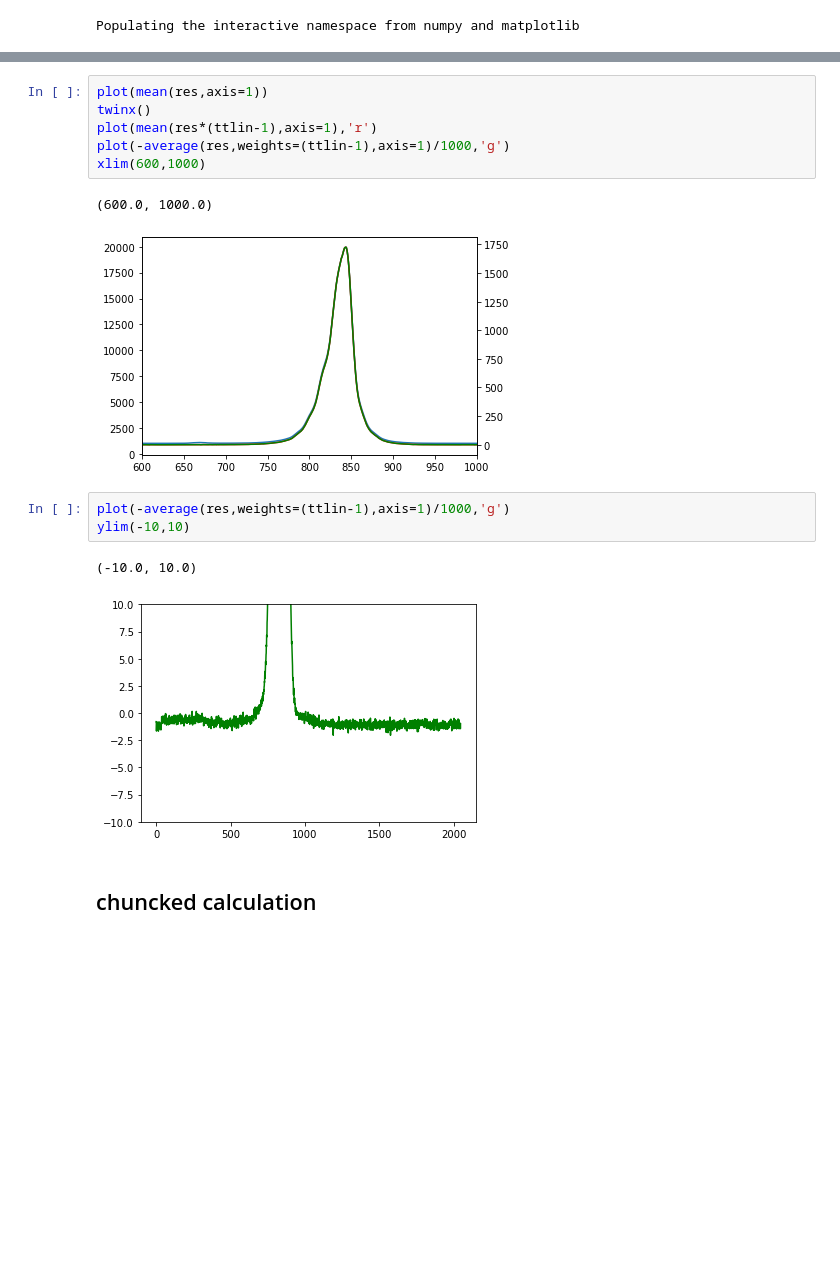
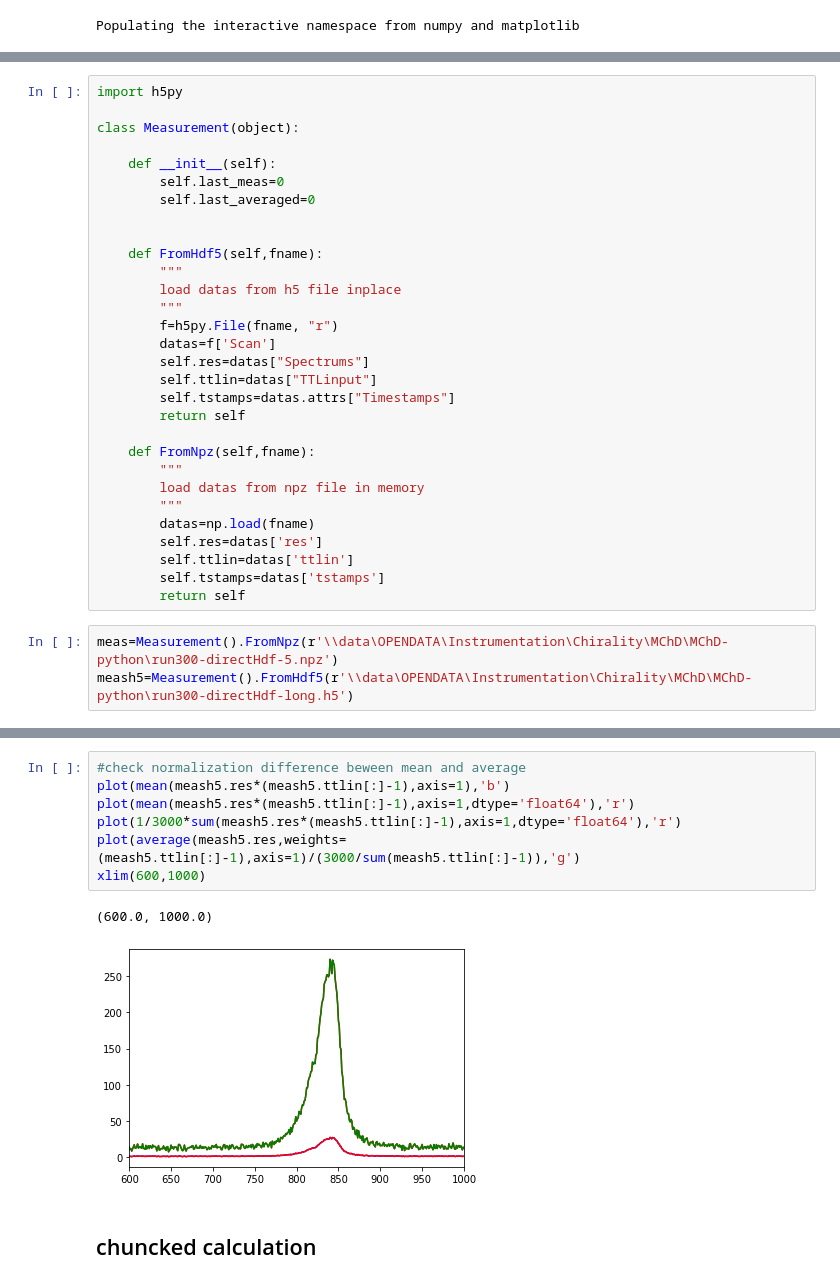
Before and after one commit to Bruyant/MChD-python, a Jupyter notebook: src/mchd_python/Demod.ipynb, the cells around one changed output, grey strips where cells are left out. Drawn from its saved outputs; the diff is of its cells as text; blank space fills up the shorter version.

```diff
--- a/src/mchd_python/Demod.ipynb
+++ b/src/mchd_python/Demod.ipynb
@@ -11,0 +14,33 @@ tstamps=datas['tstamps']
+# %%
+import h5py
+
+class Measurement(object):
+
+    def __init__(self):
+        self.last_meas=0
+        self.last_averaged=0
+
+
+    def FromHdf5(self,fname):
+        """
+        load datas from h5 file inplace
+        """
+        f=h5py.File(fname, "r")
+        datas=f['Scan']
+        self.res=datas["Spectrums"]
+        self.ttlin=datas["TTLinput"]
+        self.tstamps=datas.attrs["Timestamps"]
+        return self
+
+    def FromNpz(self,fname):
+        """
+        load datas from npz file in memory
+        """
+        datas=np.load(fname)
+        self.res=datas['res']
+        self.ttlin=datas['ttlin']
+        self.tstamps=datas['tstamps']
+        return self
+# %%
+meas=Measurement().FromNpz(r'\\data\OPENDATA\Instrumentation\Chirality\MChD\MChD-python\run300-directHdf-5.npz')
+meash5=Measurement().FromHdf5(r'\\data\OPENDATA\Instrumentation\Chirality\MChD\MChD-python\run300-directHdf-long.h5')
@@ -82,18 +129,13 @@ plot(log(-average(res,weights=(ttlin-1),axis=1)+1000),'r')
 # %%
-plot(mean(res,axis=1))
-twinx()
-plot(mean(res*(ttlin-1),axis=1),'r')
-plot(-average(res,weights=(ttlin-1),axis=1)/1000,'g')
+#check normalization difference beween mean and average
+plot(mean(meash5.res*(meash5.ttlin[:]-1),axis=1),'b')
+plot(mean(meash5.res*(meash5.ttlin[:]-1),axis=1,dtype='float64'),'r')
+plot(1/3000*sum(meash5.res*(meash5.ttlin[:]-1),axis=1,dtype='float64'),'r')
+plot(average(meash5.res,weights=(meash5.ttlin[:]-1),axis=1)/(3000/sum(meash5.ttlin[:]-1)),'g')
 xlim(600,1000)
 # %% [output]
 (600.0, 1000.0)
-[figure, old version]
+[figure, new version]
-# %%
-plot(-average(res,weights=(ttlin-1),axis=1)/1000,'g')
-ylim(-10,10)
-# %% [output]
-(-10.0, 10.0)
-[figure, removed]
 # %% [markdown]
 ## chuncked calculation
 # %%
```
Also changed, not shown: parts of 22 cells of this notebook, 2 other files.
